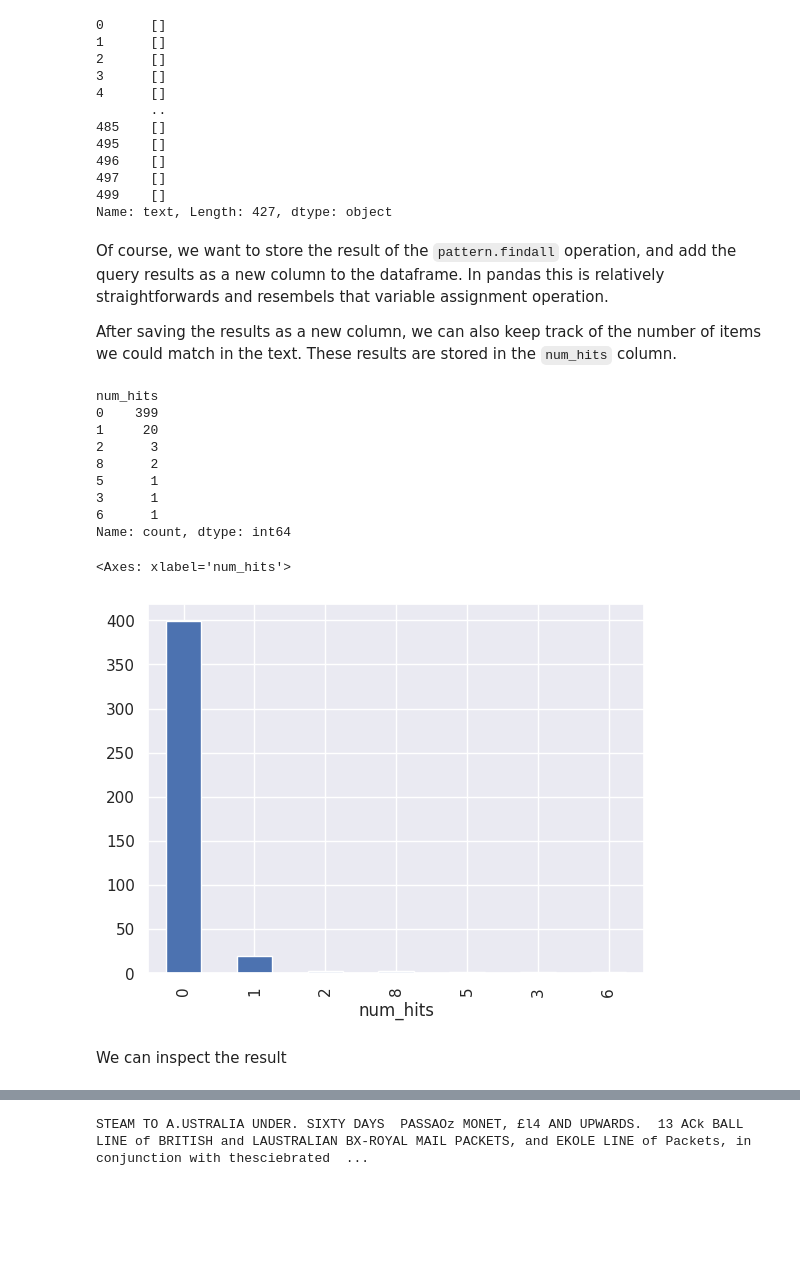
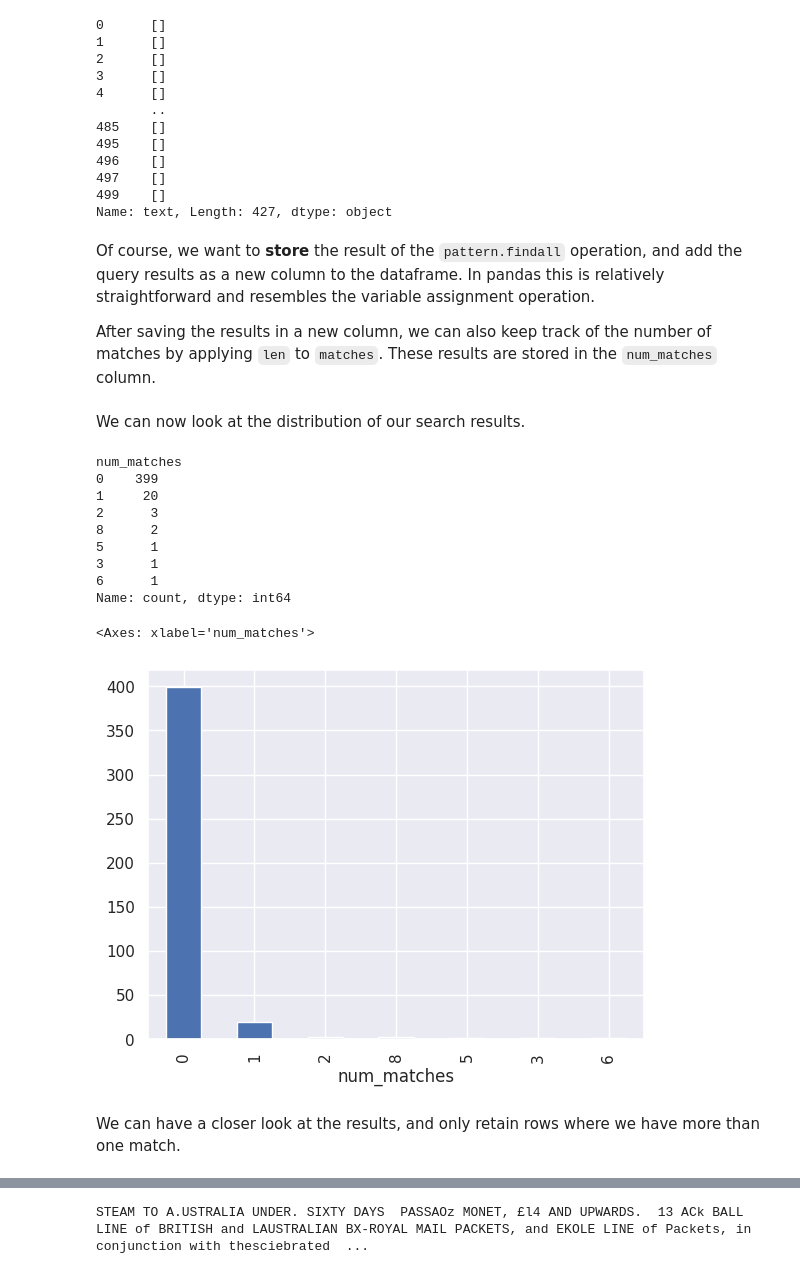
Before and after one commit to kasparvonbeelen/lancaster-newspaper-workshop, a Jupyter notebook: word_counts.ipynb, the cells around one changed output, grey strips where cells are left out. Saved outputs shown, nothing was run; the diff lists cells and outputs as text; code cells hidden in the pictures; blank space fills up the shorter version.

```diff
--- a/word_counts.ipynb
+++ b/word_counts.ipynb
@@ -65,16 +75,18 @@ df['text'].apply(pattern.findall)
 499    []
 Name: text, Length: 427, dtype: object
 # %% [markdown]
-Of course, we want to store the result of the `pattern.findall` operation, and add the query results as a new column to the dataframe. In pandas this is relatively straightforwards and resembels that variable assignment operation.
+Of course, we want to **store** the result of the `pattern.findall` operation, and add the query results as a new column to the dataframe. In pandas this is relatively straightforward and resembles the variable assignment operation.
 
-After saving the results as a new column, we can also keep track of the number of items we could match in the text. These results are stored in the `num_hits` column.
+After saving the results in a new column, we can also keep track of the number of matches by applying `len` to `matches`. These results are stored in the `num_matches` column.
 # %%
-df['hits'] = df['text'].apply(pattern.findall) # safe the query results in a new column
-df['num_hits'] = df['hits'].apply(len) # count the number of items found
+df['matches'] = df['text'].apply(pattern.findall) # safe the query results in a new column
+df['num_matches'] = df['matches'].apply(len) # count the number of matches found
+# %% [markdown]
+We can now look at the distribution of our search results.
 # %%
-df['num_hits'].value_counts() # get the distribution of hits
+df['num_matches'].value_counts() # get the distribution of hits
 # %% [output]
-num_hits
+num_matches
 0    399
 1     20
 2      3
@@ -84,10 +96,10 @@ num_hits
 6      1
 Name: count, dtype: int64
 # %%
-df['num_hits'].value_counts().plot(kind='bar') # plot the distribution as a bar chart
+df['num_matches'].value_counts().plot(kind='bar') # plot the distribution as a bar chart
 # %% [output]
-<Axes: xlabel='num_hits'>
+<Axes: xlabel='num_matches'>
-[figure, old version]
+[figure, new version]
-# %% [markdown]
-We can inspect the result
+# %% [markdown]
+We can have a closer look at the results, and only retain rows where we have more than one match.
 # %%
```
Also changed, not shown: parts of 13 cells of this notebook.
